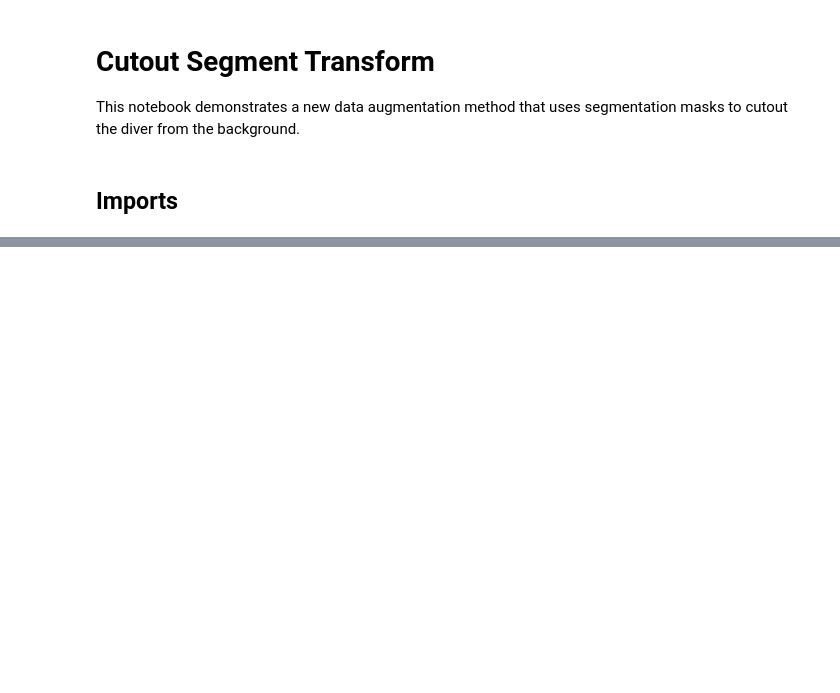
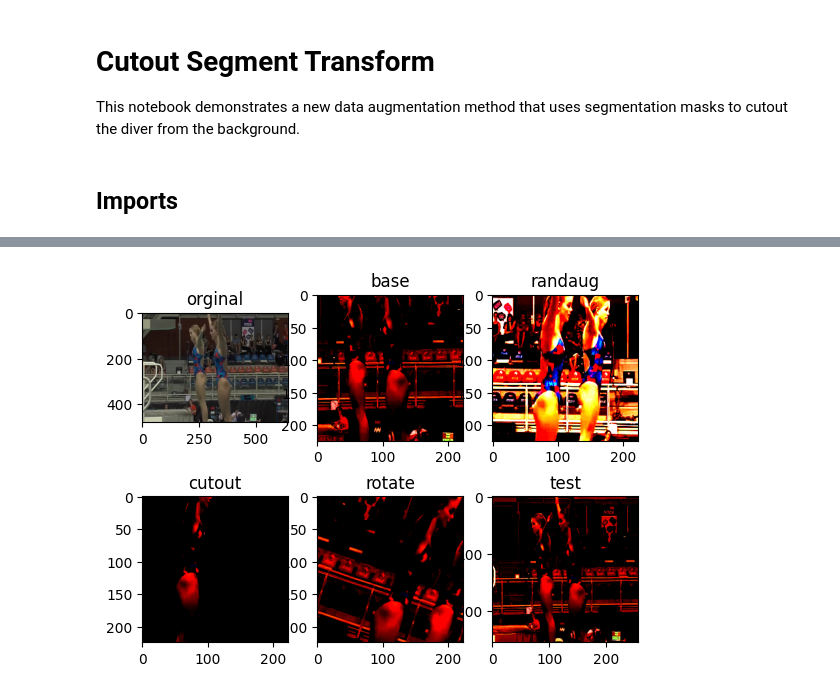
Before and after one commit to sirTomasson/diveslowlearnfast, a Jupyter notebook: notebooks/Cutout Segment Transform.ipynb, the cells around one changed output, grey strips where cells are left out. Cells and saved outputs as stored; diff of their text form; code cells hidden in the pictures; blank space fills up the shorter version.

```diff
--- a/notebooks/Cutout Segment Transform.ipynb
+++ b/notebooks/Cutout Segment Transform.ipynb
@@ -74,0 +131,44 @@ plt.show()
+# %%
+
+from diveslowlearnfast.train.helper import get_cutout_segment_transform, get_rotate_transform, get_test_transform
+
+cfg.RAND_AUGMENT.ENABLED = True
+cfg.RANDOM_ROTATE.ENABLED = False
+cfg.CUTOUT_SEGMENT.ENABLED = False
+cfg.CUTOUT_SEGMENT.SEGMENTS_PATH = 'data/Segments'
+cfg.RANDOM_APPLY_TRANSFORM.ENABLED = False
+cfg.RANDOM_APPLY_TRANSFORM.PROB = 1.0
+transform = get_train_transform(cfg, crop_size=224)
+
+y_randaug = get_randaug_transform(cfg, crop_size=224)(x).permute(1, 2, 3, 0)
+y_base = get_base_transform(cfg, crop_size=224)(x).permute(1, 2, 3, 0)
+y_cutout = get_cutout_segment_transform(cfg, crop_size=224, p=1.)(x, vidname=vidname).permute(1, 2, 3, 0)
+y_rotate = get_rotate_transform(cfg, crop_size=224)(x).permute(1, 2, 3, 0)
+y_test = get_test_transform(cfg)(x).permute(1, 2, 3, 0)
+idx = 0
+ax = plt.subplot(2, 3, 1)
+ax.imshow(x[idx])
+ax.set_title('orginal')
+
+ax = plt.subplot(2, 3, 2)
+ax.imshow(y_base[idx])
+ax.set_title('base')
+
+ax = plt.subplot(2, 3, 3)
+ax.imshow(y_randaug[idx])
+ax.set_title('randaug')
+
+ax = plt.subplot(2, 3, 4)
+ax.imshow(y_cutout[idx])
+ax.set_title('cutout')
+
+ax = plt.subplot(2, 3, 5)
+ax.imshow(y_rotate[idx])
+ax.set_title('rotate')
+
+ax = plt.subplot(2, 3, 6)
+ax.imshow(y_test[idx])
+ax.set_title('test')
+plt.show()
+# %% [output]
+[figure, added]
```
Also changed, not shown: parts of 9 cells of this notebook, 8 other files.
